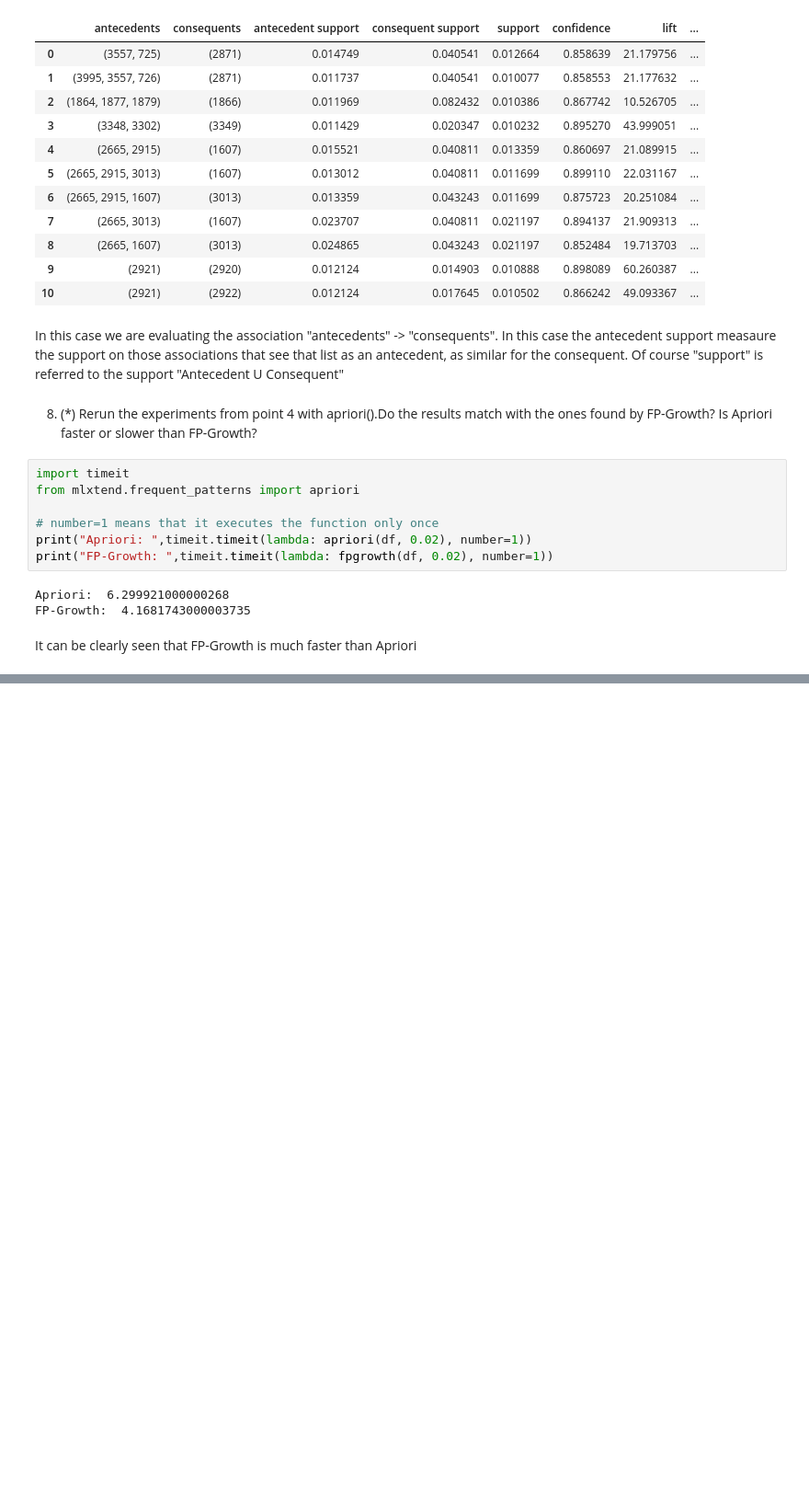
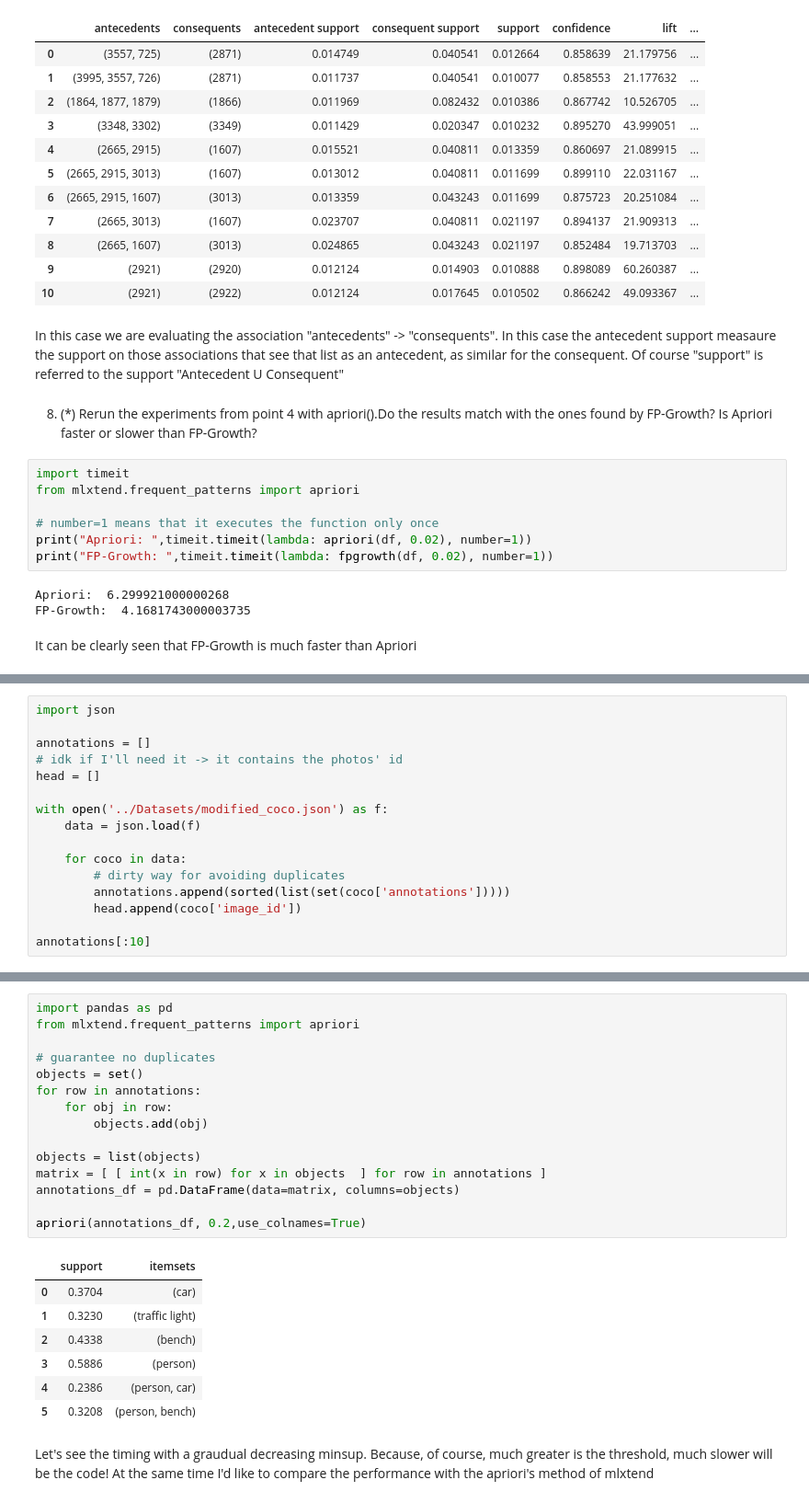
Before and after one commit to francescodisalvo05/Data-Science-Lab-Exercises, a Jupyter notebook: Notebooks/3-Laboratory-22-10-2020.ipynb, the cells around one changed output, grey strips where cells are left out. Shown at 92% size. Saved outputs shown, nothing was run; the diff lists cells and outputs as text; blank space fills up the shorter version.

```diff
--- a/Notebooks/3-Laboratory-22-10-2020.ipynb
+++ b/Notebooks/3-Laboratory-22-10-2020.ipynb
@@ -336,0 +295,16 @@ What a surprise, my apriori's version is faster than the "default" one!
+# %%
+import json
+
+annotations = []
+# idk if I'll need it -> it contains the photos' id
+head = []
+
+with open('../Datasets/modified_coco.json') as f:
+    data = json.load(f)
+
+    for coco in data:
+        # dirty way for avoiding duplicates
+        annotations.append(sorted(list(set(coco['annotations']))))
+        head.append(coco['image_id'])
+
+annotations[:10]
@@ -336,0 +330,25 @@ What a surprise, my apriori's version is faster than the "default" one!
+# %%
+import pandas as pd
+from mlxtend.frequent_patterns import apriori
+
+# guarantee no duplicates
+objects = set()
+for row in annotations:
+    for obj in row:
+        objects.add(obj)
+
+objects = list(objects)
+matrix = [ [ int(x in row) for x in objects  ] for row in annotations ]
+annotations_df = pd.DataFrame(data=matrix, columns=objects)
+
+apriori(annotations_df, 0.2,use_colnames=True)
+# %% [output]
+|  | support | itemsets |
+| 0 | 0.3704 | (car) |
+| 1 | 0.3230 | (traffic light) |
+| 2 | 0.4338 | (bench) |
+| 3 | 0.5886 | (person) |
+| 4 | 0.2386 | (person, car) |
+| 5 | 0.3208 | (person, bench) |
+# %% [markdown]
+Let's see the timing with a graudual decreasing minsup. Because, of course, much greater is the threshold, much slower will be the code! At the same time I'd like to compare the performance with the apriori's method of mlxtend
```
Also changed, not shown: parts of 12 cells of this notebook.
